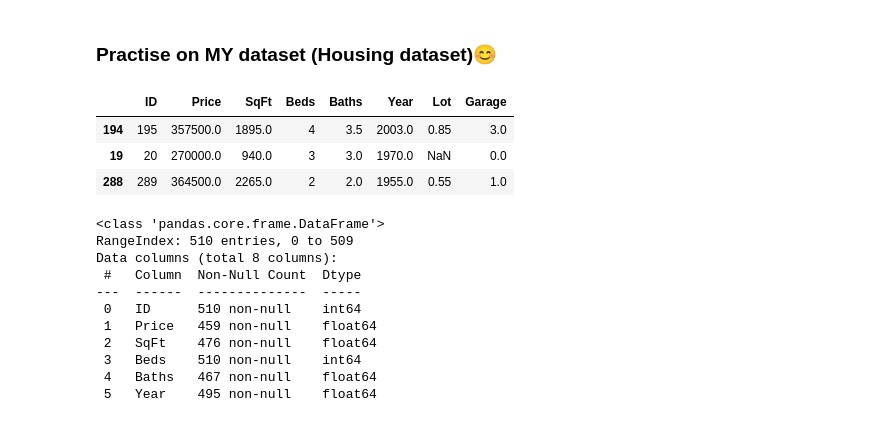
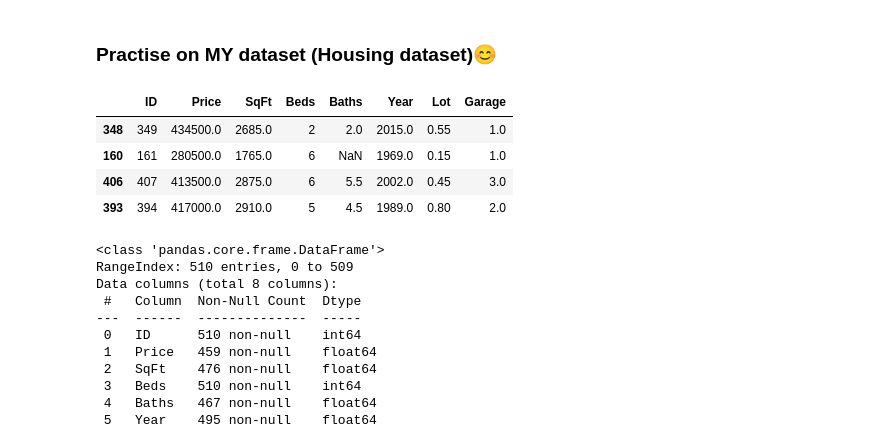
Before and after one commit to shivam188132/MY_machine_learning, a Jupyter notebook: Handling missing data( numerical using simple imputer ).ipynb, the cells around one changed output. Drawn from its saved outputs; the diff is of its cells as text; code cells hidden in the pictures.

```diff
--- a/Handling missing data( numerical using simple imputer ).ipynb
+++ b/Handling missing data( numerical using simple imputer ).ipynb
@@ -33,12 +33,13 @@ import matplotlib.pyplot as plt
 # %%
 df = pd.read_csv('housing_data.csv')
 # %%
-df.sample(3)
+df.sample(4)
 # %% [output]
 |  | ID | Price | SqFt | Beds | Baths | Year | Lot | Garage |
-| 194 | 195 | 357500.0 | 1895.0 | 4 | 3.5 | 2003.0 | 0.85 | 3.0 |
-| 19 | 20 | 270000.0 | 940.0 | 3 | 3.0 | 1970.0 | NaN | 0.0 |
-| 288 | 289 | 364500.0 | 2265.0 | 2 | 2.0 | 1955.0 | 0.55 | 1.0 |
+| 348 | 349 | 434500.0 | 2685.0 | 2 | 2.0 | 2015.0 | 0.55 | 1.0 |
+| 160 | 161 | 280500.0 | 1765.0 | 6 | NaN | 1969.0 | 0.15 | 1.0 |
+| 406 | 407 | 413500.0 | 2875.0 | 6 | 5.5 | 2002.0 | 0.45 | 3.0 |
+| 393 | 394 | 417000.0 | 2910.0 | 5 | 4.5 | 1989.0 | 0.80 | 2.0 |
 # %%
 df.info()
 # %% [output]
```
Also changed, not shown: parts of 26 cells of this notebook.
